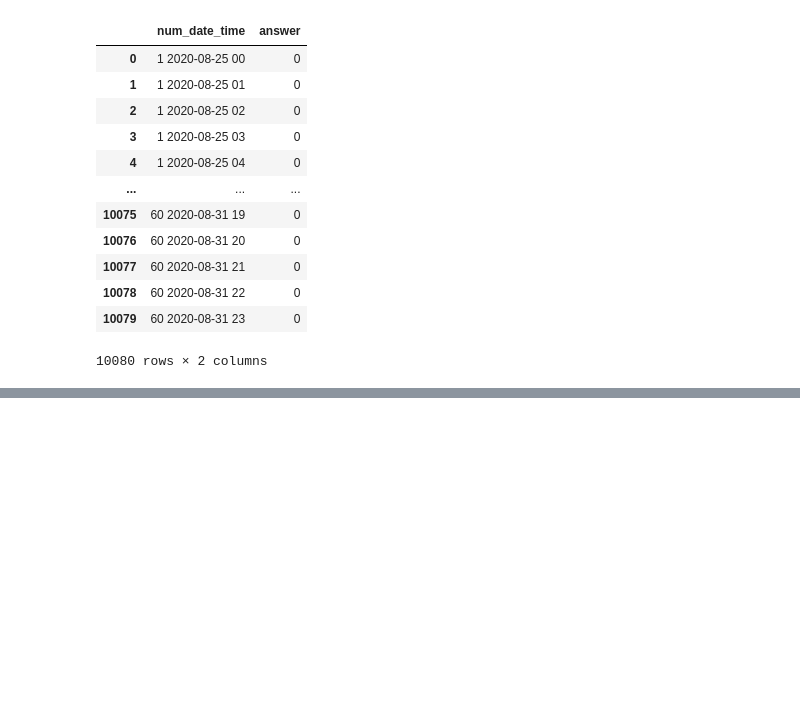
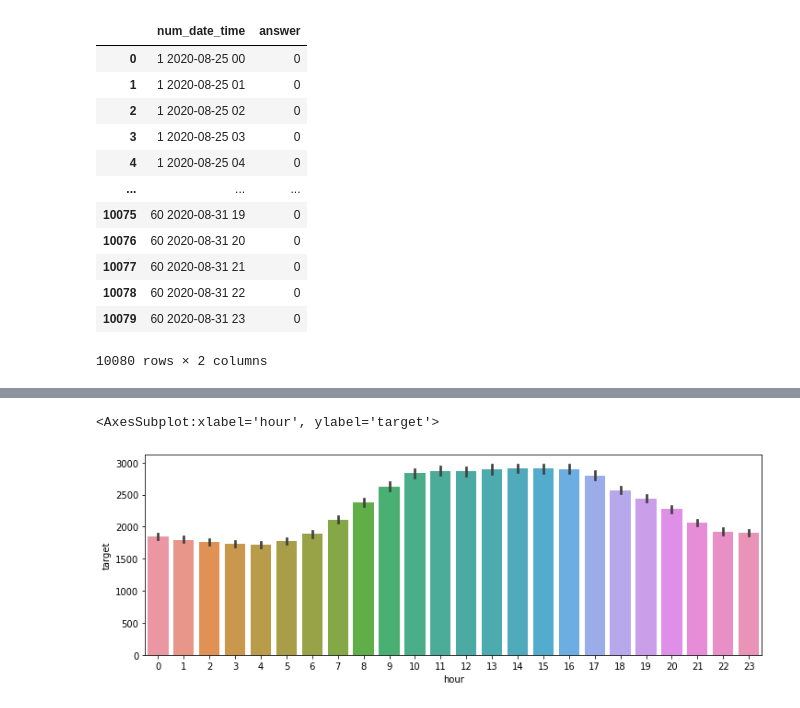
Before and after one commit to thinpig99/dacon_energy, a Jupyter notebook: energy_EDA1_210528.ipynb, the cells around one changed output, grey strips where cells are left out. Saved outputs shown, nothing was run; the diff lists cells and outputs as text; code cells hidden in the pictures; blank space fills up the shorter version.

```diff
--- a/energy_EDA1_210528.ipynb
+++ b/energy_EDA1_210528.ipynb
@@ -266,0 +325,6 @@ sub
+# %%
+plt.figure(figsize=(12, 4))
+sns.barplot(data=train, x='hour', y='target')
+# %% [output]
+<AxesSubplot:xlabel='hour', ylabel='target'>
+[figure, added]
```
Also changed, not shown: parts of 24 cells of this notebook.
